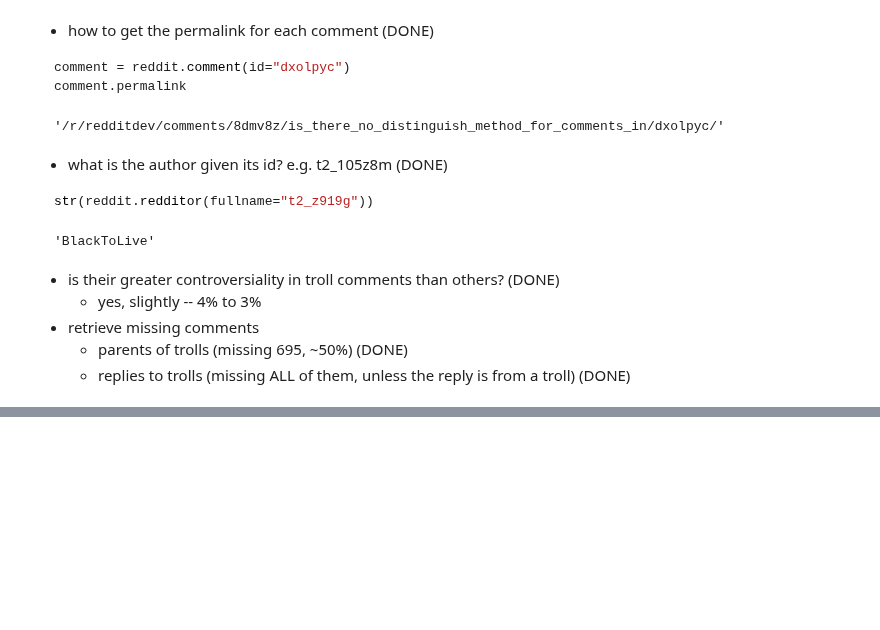
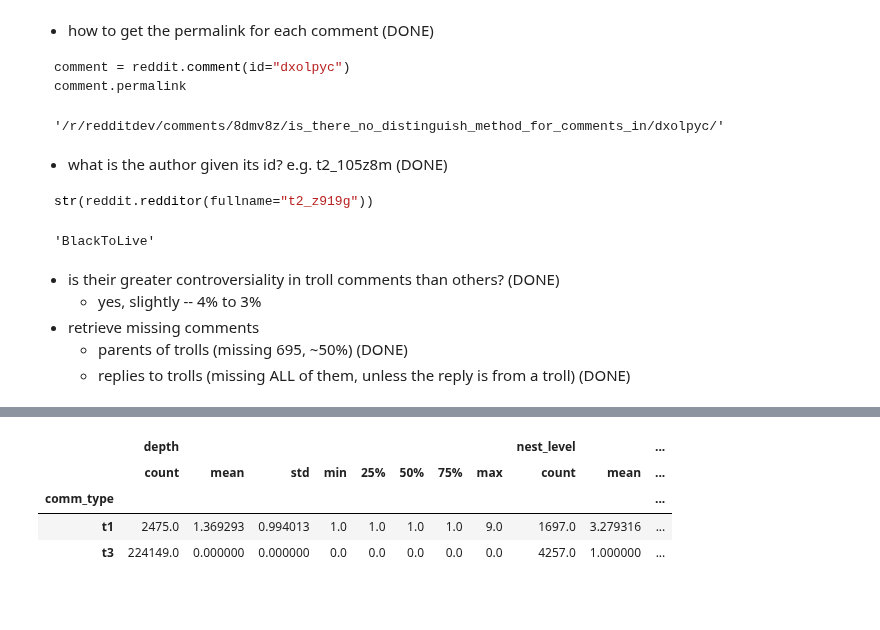
Before and after one commit to cfdv/troll_classifier, a Jupyter notebook: unique_authors_in_comments.ipynb, the cells around one changed output, grey strips where cells are left out. Drawn from its saved outputs; the diff is of its cells as text; code cells hidden in the pictures; blank space fills up the shorter version.

Commit message:
confirm nest_level/depth relative values re: parent_id

```diff
--- a/unique_authors_in_comments.ipynb
+++ b/unique_authors_in_comments.ipynb
@@ -772,0 +718,7 @@ str(reddit.redditor(fullname="t2_z919g"))
+# %%
+# get index into the rows with neither depth, nor nest_level
+no_depth_index = np.logical_and(np.isnan(comms['nest_level']), np.isnan(comms['depth']))
+# %%
+# logical not the index to get the comments with one or the other
+has_depth_trimdf = comms[~no_depth_index][['depth', 'nest_level', 'parent_id']]
+has_depth_trimdf
@@ -772,0 +739,21 @@ str(reddit.redditor(fullname="t2_z919g"))
+# %%
+comm_typedf = pd.DataFrame(np.hstack([
+    has_depth_trimdf.values,
+    np.array([
+        x.split('_')[0] for x in has_depth_trimdf['parent_id'].values
+    ])
+    .reshape(-1, 1)
+]), columns=['depth', 'nest_level', 'parent_id', 'comm_type'])
+# %%
+comm_typedf['depth'] = comm_typedf['depth'].astype(float)
+comm_typedf['nest_level'] = comm_typedf['nest_level'].astype(float)
+# %%
+comm_typedf.groupby('comm_type').describe()
+# %% [output]
+|  | depth |  |  |  |  |  |  |  | nest_level |  | ... |
+|  | count | mean | std | min | 25% | 50% | 75% | max | count | mean | ... |
+| comm_type |  |  |  |  |  |  |  |  |  |  | ... |
+| t1 | 2475.0 | 1.369293 | 0.994013 | 1.0 | 1.0 | 1.0 | 1.0 | 9.0 | 1697.0 | 3.279316 | ... |
+| t3 | 224149.0 | 0.000000 | 0.000000 | 0.0 | 0.0 | 0.0 | 0.0 | 0.0 | 4257.0 | 1.000000 | ... |
+# %% [markdown]
+####
```
Also changed, not shown: parts of 21 cells of this notebook.
